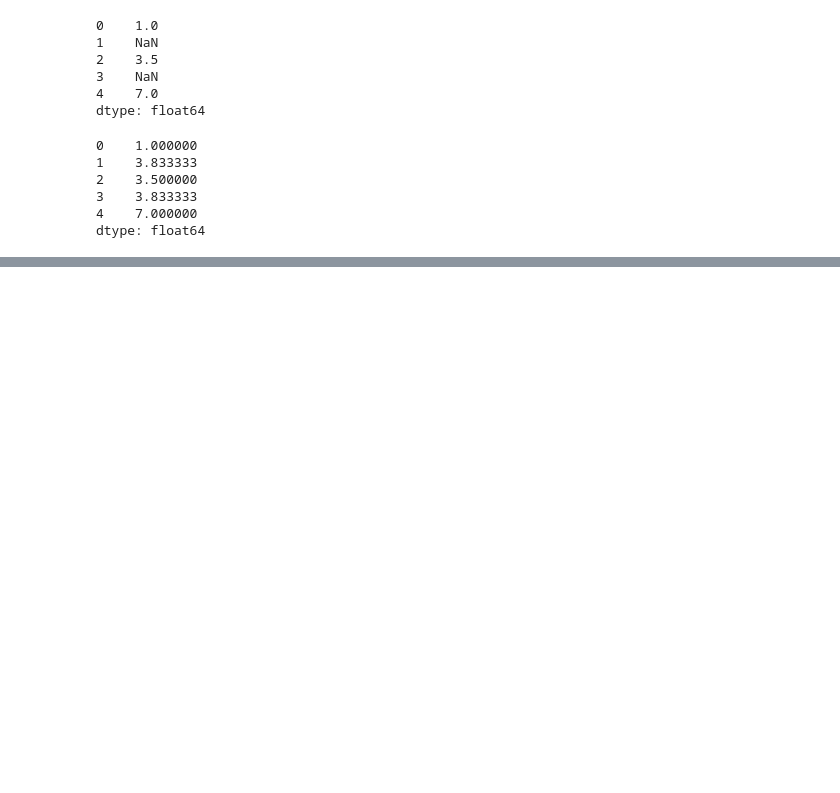
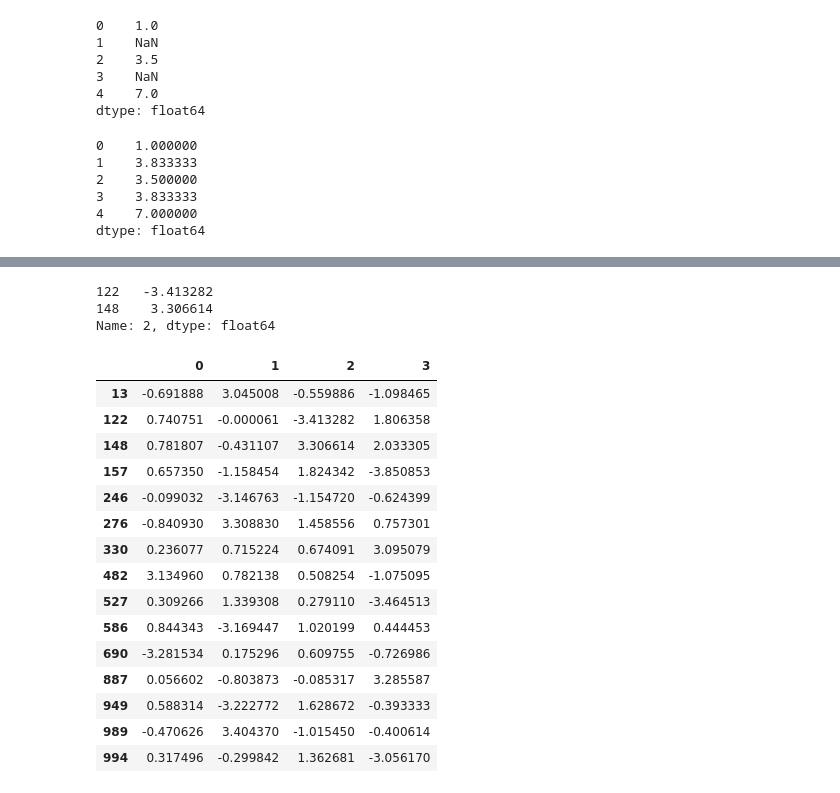
Before and after one commit to pappucode/data-science-with-Python, a Jupyter notebook: data_cleaning_and_preparation.ipynb, the cells around one changed output, grey strips where cells are left out. Drawn from its saved outputs; the diff is of its cells as text; code cells hidden in the pictures; blank space fills up the shorter version.

Commit message:
Working data join, combine, reshapeing with pandas

```diff
--- a/data_cleaning_and_preparation.ipynb
+++ b/data_cleaning_and_preparation.ipynb
@@ -290,0 +538,3 @@ dtype: float64
+# %%
+data = pd.DataFrame(np.random.randn(1000, 4))
+data.head()
@@ -290,0 +560,27 @@ dtype: float64
+# %%
+col=data[2]
+col[np.abs(col) > 3]
+# %% [output]
+122   -3.413282
+148    3.306614
+Name: 2, dtype: float64
+# %%
+# To select all rows having a value exceeding 3 or –3, you can use the any method on a boolean DataFrame
+data[(np.abs(data) > 3).any(1)]
+# %% [output]
+|  | 0 | 1 | 2 | 3 |
+| 13 | -0.691888 | 3.045008 | -0.559886 | -1.098465 |
+| 122 | 0.740751 | -0.000061 | -3.413282 | 1.806358 |
+| 148 | 0.781807 | -0.431107 | 3.306614 | 2.033305 |
+| 157 | 0.657350 | -1.158454 | 1.824342 | -3.850853 |
+| 246 | -0.099032 | -3.146763 | -1.154720 | -0.624399 |
+| 276 | -0.840930 | 3.308830 | 1.458556 | 0.757301 |
+| 330 | 0.236077 | 0.715224 | 0.674091 | 3.095079 |
+| 482 | 3.134960 | 0.782138 | 0.508254 | -1.075095 |
+| 527 | 0.309266 | 1.339308 | 0.279110 | -3.464513 |
+| 586 | 0.844343 | -3.169447 | 1.020199 | 0.444453 |
+| 690 | -3.281534 | 0.175296 | 0.609755 | -0.726986 |
+| 887 | 0.056602 | -0.803873 | -0.085317 | 3.285587 |
+| 949 | 0.588314 | -3.222772 | 1.628672 | -0.393333 |
+| 989 | -0.470626 | 3.404370 | -1.015450 | -0.400614 |
+| 994 | 0.317496 | -0.299842 | 1.362681 | -3.056170 |
```
Also changed, not shown: parts of 97 cells of this notebook.
